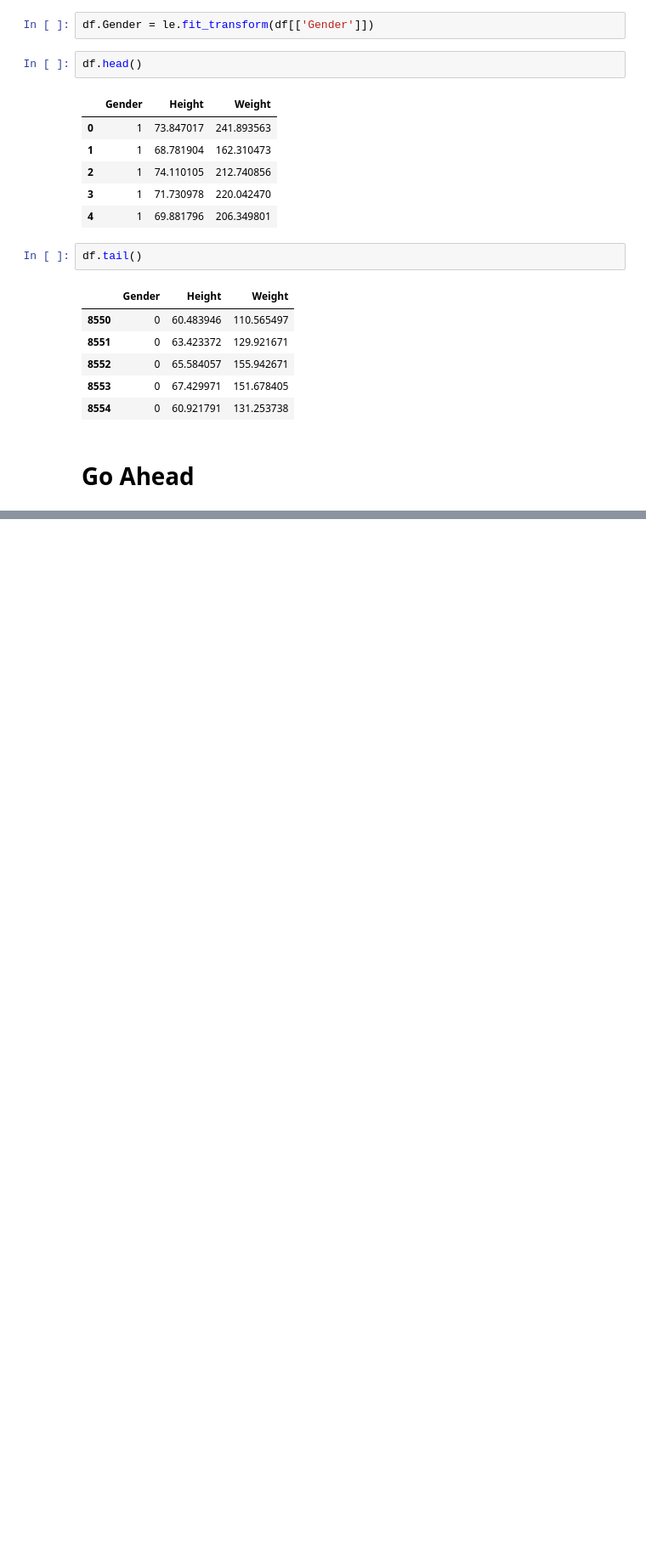
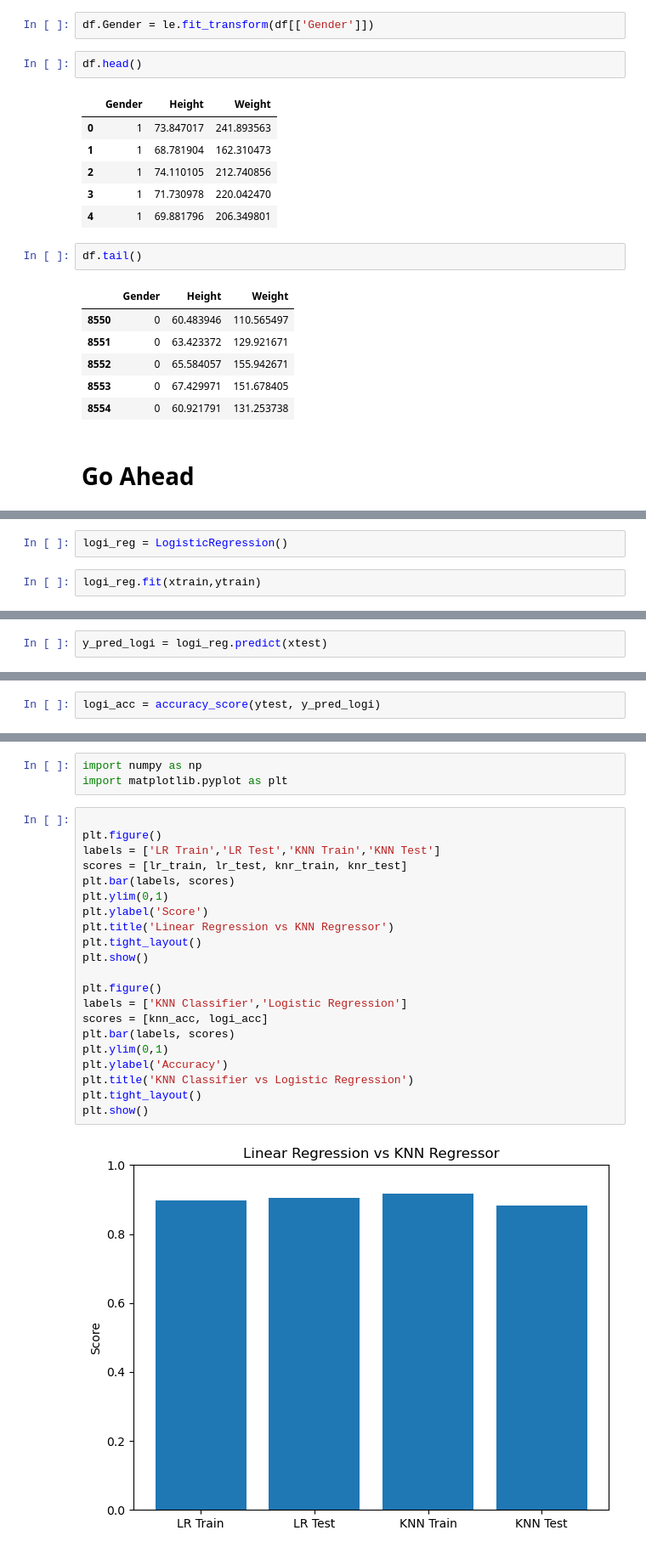
Before and after one commit to saquib-hassan/ml_b24, a Jupyter notebook: Assignment_Height_Weight/KNN Assessment.ipynb, the cells around one changed output, grey strips where cells are left out. Shown: that part at 85% size. Drawn from its saved outputs; the diff is of its cells as text; blank space fills up the shorter version.

```diff
--- a/Assignment_Height_Weight/KNN Assessment.ipynb
+++ b/Assignment_Height_Weight/KNN Assessment.ipynb
@@ -55,0 +271,4 @@ df.tail()
+# %%
+logi_reg = LogisticRegression()
+# %%
+logi_reg.fit(xtrain,ytrain)
@@ -55,0 +277,2 @@ df.tail()
+# %%
+y_pred_logi = logi_reg.predict(xtest)
@@ -55,0 +283,2 @@ df.tail()
+# %%
+logi_acc = accuracy_score(ytest, y_pred_logi)
@@ -55,0 +289,26 @@ df.tail()
+# %%
+import numpy as np
+import matplotlib.pyplot as plt
+# %%
+
+plt.figure()
+labels = ['LR Train','LR Test','KNN Train','KNN Test']
+scores = [lr_train, lr_test, knr_train, knr_test]
+plt.bar(labels, scores)
+plt.ylim(0,1)
+plt.ylabel('Score')
+plt.title('Linear Regression vs KNN Regressor')
+plt.tight_layout()
+plt.show()
+
+plt.figure()
+labels = ['KNN Classifier','Logistic Regression']
+scores = [knn_acc, logi_acc]
+plt.bar(labels, scores)
+plt.ylim(0,1)
+plt.ylabel('Accuracy')
+plt.title('KNN Classifier vs Logistic Regression')
+plt.tight_layout()
+plt.show()
+# %% [output]
+[figure, added]
```
Also changed, not shown: parts of 69 cells of this notebook, 1 other file.
